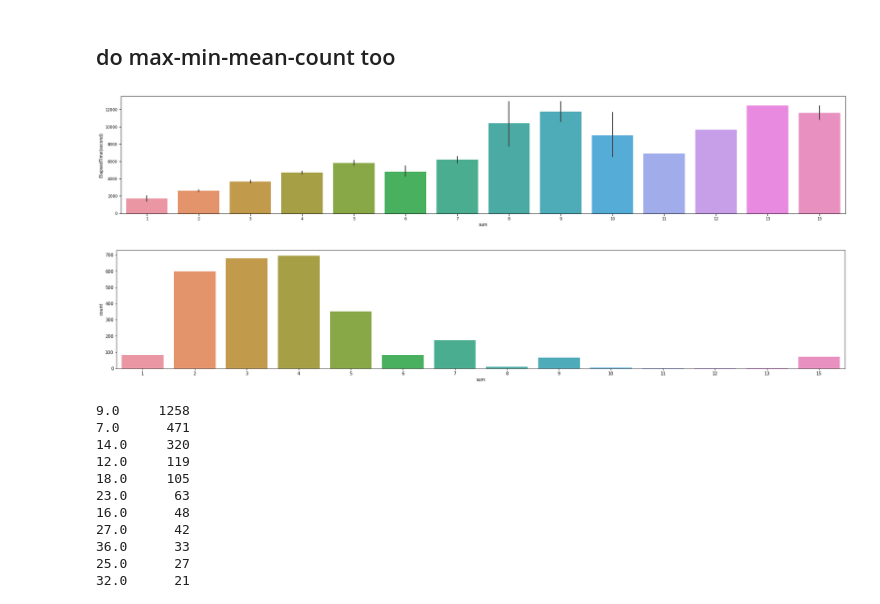
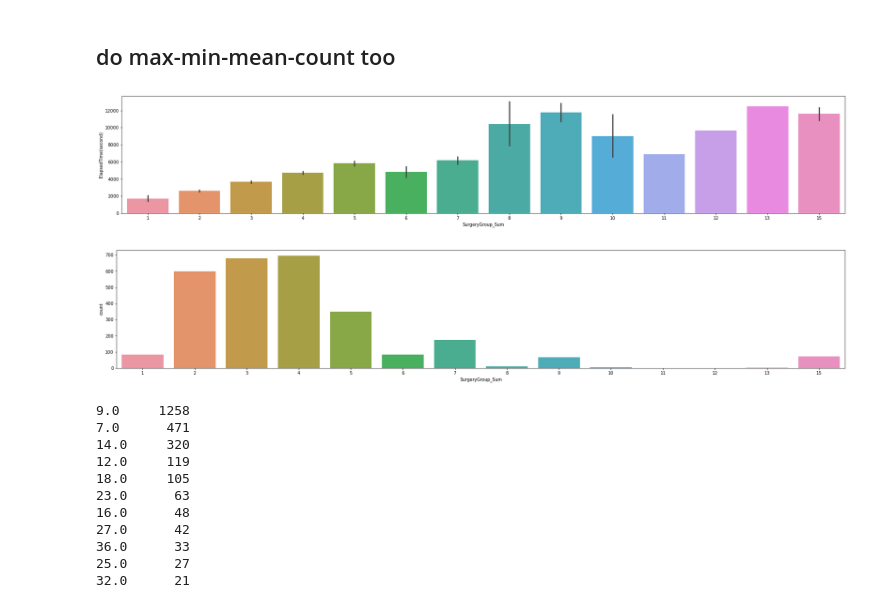
Before and after one commit to furkaneneseren/Datathon-Borda, a Jupyter notebook: surgery-datathon.ipynb, the cells around one changed output. Saved outputs shown, nothing was run; the diff lists cells and outputs as text; code cells hidden in the pictures.

```diff
--- a/surgery-datathon.ipynb
+++ b/surgery-datathon.ipynb
@@ -482,7 +484,7 @@ z.head()
 | 3 | 1059 | nan, M51.1 | 0, B | Genel Anestezi | Lumbar ve di?er intervertebral di... | 41 | FEMALE | ORTOPED? SERV?S? | ... |
 | 4 | 608 | M51.1, nan, M48.0 | 0, B, C, D, A3 | Genel Anestezi | Lumbar ve di?er intervertebral di... | 49 | FEMALE | ORTOPED? SERV?S? | ... |
 # %%
-z['contain_nan'] = z['DiagnosticICD10Code'].apply(lambda x: 1 if 'nan,' in str(x) else 0)
+z['Any_NaN_Diagnos'] = z['DiagnosticICD10Code'].apply(lambda x: 1 if 'nan,' in str(x) else 0)
 # %%
 def clean_diagnosis(diagnosis):
     if isinstance(diagnosis, str):
@@ -490,7 +492,7 @@ def clean_diagnosis(diagnosis):
     else:
         return diagnosis
 
-z['Diagnosis2'] = z['DiagnosticICD10Code'].apply(clean_diagnosis)
+z['Diagnos_Clean'] = z['DiagnosticICD10Code'].apply(clean_diagnosis)
 # %%
 z.head()
 # %% [output]
@@ -518,7 +520,7 @@ map_dict = {'0': 1, 'E': 1, 'D': 2, 'C': 3, 'B': 4, 'A3': 5, 'A2': 6, 'A1': 7}
 # %%
 mapper = lambda x: [map_dict[val.strip()] for val in x.split(',')]
 # %%
-z["SurgeryGroup"] = z["SurgeryGroup"].apply(mapper)
+z["SurgeryGroup_Encode"] = z["SurgeryGroup"].apply(mapper)
 # %%
 z.head()
 # %% [output]
@@ -531,10 +533,10 @@ z.head()
 # %%
-z["SurgeryGroup_Sum"] = z["SurgeryGroup"].apply(lambda x: np.sum(x))
-z["SurgeryGroup_Count"] = z["SurgeryGroup"].apply(lambda x: len(x))
-z["SurgeryGroup_Avg"] = z["SurgeryGroup"].apply(lambda x: np.mean(x))
-z["SurgeryGroup_Std"] = z["SurgeryGroup"].apply(lambda x: np.std(x))
-z["SurgeryGroup_Max"] = z["SurgeryGroup"].apply(lambda x: np.max(x))
-z["SurgeryGroup_Min"] = z["SurgeryGroup"].apply(lambda x: np.min(x))
+z["SurgeryGroup_Sum"] = z["SurgeryGroup_Encode"].apply(lambda x: np.sum(x))
+z["SurgeryGroup_Count"] = z["SurgeryGroup_Encode"].apply(lambda x: len(x))
+z["SurgeryGroup_Avg"] = z["SurgeryGroup_Encode"].apply(lambda x: np.mean(x))
+z["SurgeryGroup_Std"] = z["SurgeryGroup_Encode"].apply(lambda x: np.std(x))
+z["SurgeryGroup_Max"] = z["SurgeryGroup_Encode"].apply(lambda x: np.max(x))
+z["SurgeryGroup_Min"] = z["SurgeryGroup_Encode"].apply(lambda x: np.min(x))
 z.head()
 # %% [output]
 |  | ID | DiagnosticICD10Code | SurgeryGroup | AnesthesiaType | SurgeryName | Age | Sex | Service | ... |
@@ -566,16 +568,16 @@ z[z["Diagnosis2"].isna()==True][:15]
 ## do max-min-mean-count too
 # %%
 fig, ax = plt.subplots(figsize=(30, 5))
-sns.barplot(x="sum", y="ElapsedTime(second)", data=z)
+sns.barplot(x="SurgeryGroup_Sum", y="ElapsedTime(second)", data=z)
 plt.show()
 # %% [output]
-[figure, old version]
+[figure, new version]
 # %%
 fig, ax = plt.subplots(figsize=(30, 5))
-sns.countplot(x="sum", data=z)
+sns.countplot(x="SurgeryGroup_Sum", data=z)
 plt.show()
 # %% [output]
-[figure, old version]
+[figure, new version]
 # %%
 train.DiagnosticICD10Code.str.len().value_counts()
 # %% [output]
```
Also changed, not shown: parts of 29 cells of this notebook.
